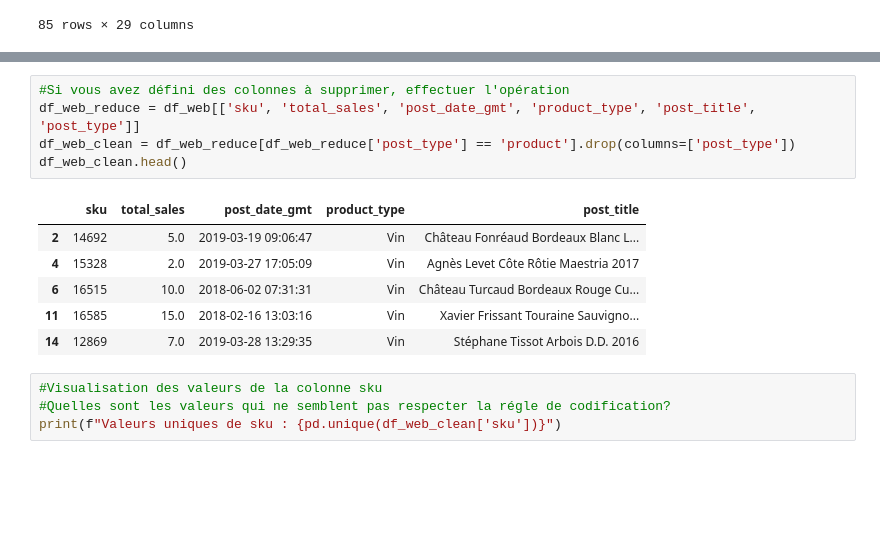
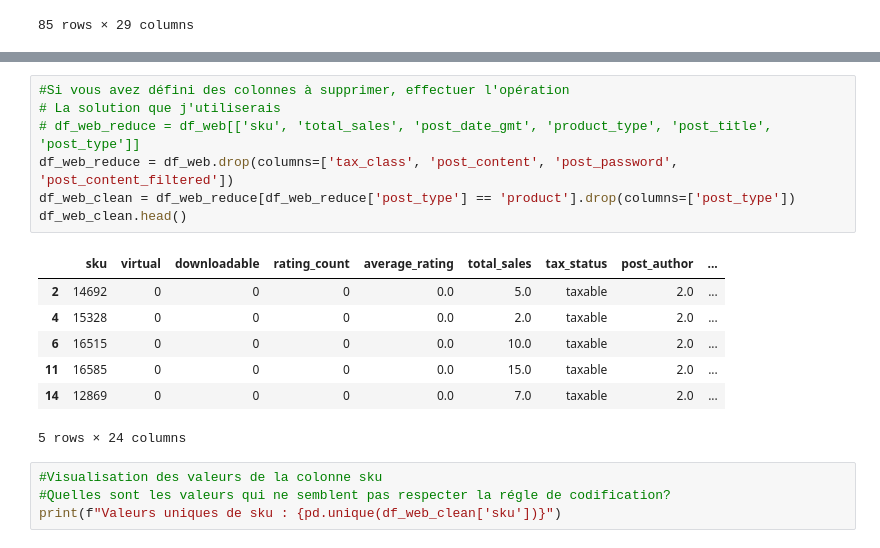
Before and after one commit to ifTrueReturnFalse/retraining-data-analysis-store, a Jupyter notebook: bottleneck_analysis.ipynb, the cells around one changed output, grey strips where cells are left out. Cells and saved outputs as stored; diff of their text form; blank space fills up the shorter version.

```diff
--- a/bottleneck_analysis.ipynb
+++ b/bottleneck_analysis.ipynb
@@ -420,15 +429,18 @@ Après analyse, voici les colonnes que je vais conserver :
 # %%
 #Si vous avez défini des colonnes à supprimer, effectuer l'opération
-df_web_reduce = df_web[['sku', 'total_sales', 'post_date_gmt', 'product_type', 'post_title', 'post_type']]
+# La solution que j'utiliserais
+# df_web_reduce = df_web[['sku', 'total_sales', 'post_date_gmt', 'product_type', 'post_title', 'post_type']]
+df_web_reduce = df_web.drop(columns=['tax_class', 'post_content', 'post_password', 'post_content_filtered'])
 df_web_clean = df_web_reduce[df_web_reduce['post_type'] == 'product'].drop(columns=['post_type'])
 df_web_clean.head()
 # %% [output]
-|  | sku | total_sales | post_date_gmt | product_type | post_title |
-| 2 | 14692 | 5.0 | 2019-03-19 09:06:47 | Vin | Château Fonréaud Bordeaux Blanc L... |
-| 4 | 15328 | 2.0 | 2019-03-27 17:05:09 | Vin | Agnès Levet Côte Rôtie Maestria 2017 |
-| 6 | 16515 | 10.0 | 2018-06-02 07:31:31 | Vin | Château Turcaud Bordeaux Rouge Cu... |
-| 11 | 16585 | 15.0 | 2018-02-16 13:03:16 | Vin | Xavier Frissant Touraine Sauvigno... |
-| 14 | 12869 | 7.0 | 2019-03-28 13:29:35 | Vin | Stéphane Tissot Arbois D.D. 2016 |
+|  | sku | virtual | downloadable | rating_count | average_rating | total_sales | tax_status | post_author | ... |
+| 2 | 14692 | 0 | 0 | 0 | 0.0 | 5.0 | taxable | 2.0 | ... |
+| 4 | 15328 | 0 | 0 | 0 | 0.0 | 2.0 | taxable | 2.0 | ... |
+| 6 | 16515 | 0 | 0 | 0 | 0.0 | 10.0 | taxable | 2.0 | ... |
+| 11 | 16585 | 0 | 0 | 0 | 0.0 | 15.0 | taxable | 2.0 | ... |
+| 14 | 12869 | 0 | 0 | 0 | 0.0 | 7.0 | taxable | 2.0 | ... |
+5 rows × 24 columns
 # %%
 #Visualisation des valeurs de la colonne sku
 #Quelles sont les valeurs qui ne semblent pas respecter la régle de codification?
```
Also changed, not shown: parts of 26 cells of this notebook.
